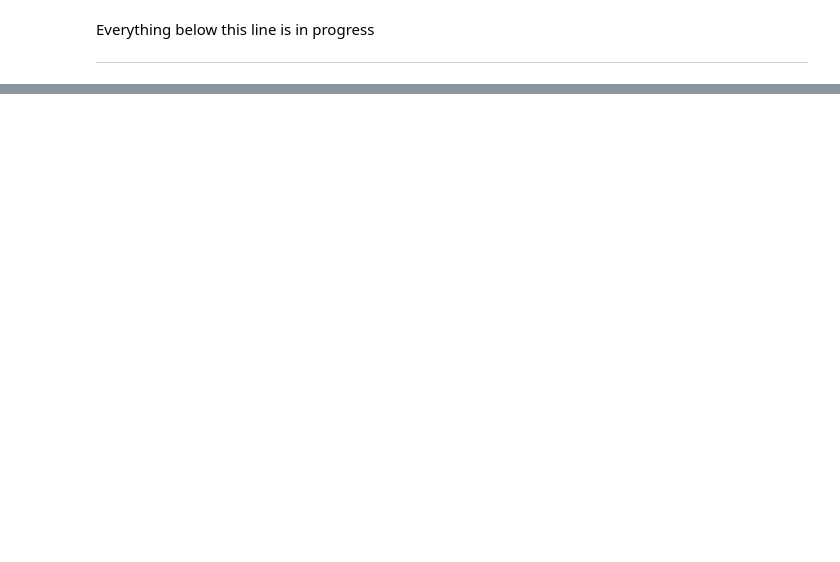
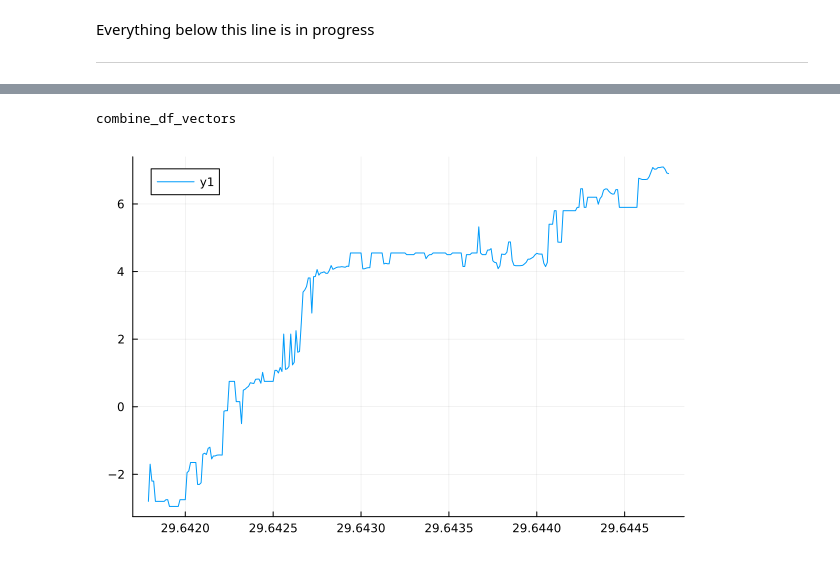
Before and after one commit to Scevitee/NA-FinalProject, a Jupyter notebook: datatools_tester.ipynb, the cells around one changed output, grey strips where cells are left out. Saved outputs shown, nothing was run; the diff lists cells and outputs as text; code cells hidden in the pictures; blank space fills up the shorter version.

Commit message:
Added sample average function

```diff
--- a/datatools_tester.ipynb
+++ b/datatools_tester.ipynb
@@ -60,7 +60,7 @@ using round_to to adjust the precision. Returns a vector of the resulting datafr
 
 filtered_dfs = (dfs, "latitude"; round_to=5)
 """
-function filter_matching_rows(dfs::Vector{Any}, column_name::String; round_to::Int=6)
+function filter_matching_rows(dfs::Vector{Any}, column_name::String="latitude"; round_to::Int=5)
     # Ensure there is at least one data frame
     if isempty(dfs)
         error("The input vector must contain at least one data frame.")
@@ -101,7 +101,7 @@ points
 filtered_points = get_filtered_points(folder_dataframes, "latitude"; round_to=3)
 
 """
-function get_filtered_points(dfs::Vector{Any}, column_name::String; round_to::Int=6, only_unique::Bool=true)
+function get_filtered_points(dfs::Vector{Any}, column_name::String="latitude"; round_to::Int=5, only_unique::Bool=true)
      filtered_dfs = filter_matching_rows(dfs, column_name; round_to=round_to)
 
      filtered_points = []
@@ -146,24 +146,3 @@ combine_df_vector
 Everything below this line is in progress
 
 ---
-# %%
-"""
-combine_df_vectors(dfs::Vector{Any})
-
-This function takes in a vector of dataframes from the same road (similar samples).
-It will compare the vectors and averages them together. Unique sample latitudes will instead
-be appended into the new dataframe.
-"""
-function combine_df_vectors(dfs::Vector{Any})
-
-     ## current idea:
-          ## create Dict() of latitudes
-          ## Key: Float latitude
-          ## Value: Vector{Float} altitudes
-
-               ## if lat in Dict -> push!(Dict[latitude], altitude), else Dict[latitude] = [altitude]
-
-          ## average values in dict based on vector length, use to create new dataframe
-
-
-end
@@ -213,0 +149,52 @@ plt = plot(ndf.latitude, ndf.altitude, group=ndf.sample)
+# %%
+"""
+combine_df_vectors(dfs::Vector{Any})
+
+This function takes in a vector of dataframes from the same road (similar samples).
+It will compare the vectors and average them together. Unique sample latitudes will instead
+be appended into the new dataframe. The function assumes that you are passing in the returned value of
+get_filtered_points, but allows for you to set already_filtered=false if the data is unfiltered
+"""
+function combine_df_vectors(dfs::Vector{Any}; already_filtered::Bool=true, round_to::Int=5)
+
+     if already_filtered
+          dfs = dfs
+     else
+          dfs = get_filtered_points(dfs; round_to=round_to)
+     end
+
+     points = Dict()
+
+     for df in dfs
+          for i = 1:length(df[!, :1])
+               if df.latitude[i] in keys(points)
+                    push!((points[df.latitude[i]]).alt, df.altitude[i])
+               else
+                    points[df.latitude[i]] = (alt=[df.altitude[i]], long=df.longitude[i])
+               end
+          end
+     end
+
+     lats = [k for k in keys(points)]
+     longs = [v.long for v in values(points)]
+     alts = [mean(v.alt) for v in values(points)]
+
+     d = DataFrame(latitude=lats, longitude=longs, altitude=alts)
+
+     sort!(d, "latitude")
+
+     return d
+
+end
+# %% [output]
+combine_df_vectors
+# %%
+dfs = get_folder_dataframes("Sweetwater");
+# %%
+# dfs = get_filtered_points(dfs, "latitude")
+
+df = combine_df_vectors(dfs; already_filtered=false)
+
+plot(df.latitude, df.altitude)
+# %% [output]
+[figure, added]
```
Also changed, not shown: parts of 8 cells of this notebook, 4 other files.
